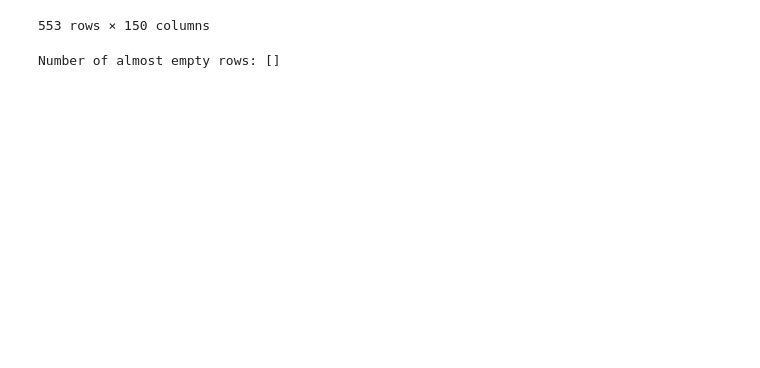
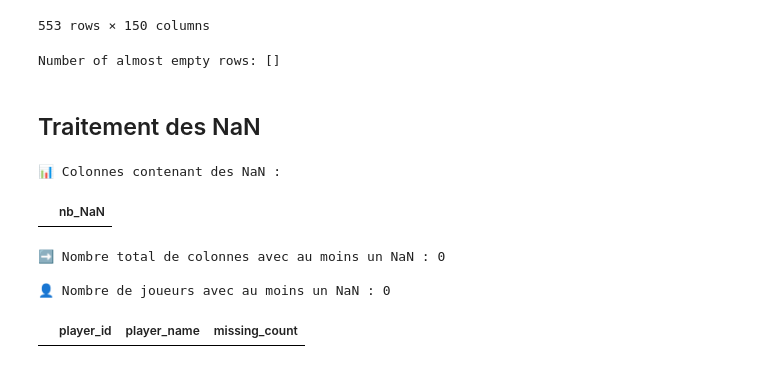
Before and after one commit to DeankoontzG/DataMining_Project, a Jupyter notebook: Data_Cleaning.ipynb, the cells around one changed output. Drawn from its saved outputs; the diff is of its cells as text; code cells hidden in the pictures; blank space fills up the shorter version.

```diff
--- a/Data_Cleaning.ipynb
+++ b/Data_Cleaning.ipynb
@@ -39,10 +42,28 @@ Data loaded successfully from joueurs_ligue1_2024_2025.csv
 # %%
+# ON GARDE LES JOURS AYANT JOUÉ PLUS DE X MINUTES
+
+seuil = 500 #nb de minutes data_clean
+
 col_minutes = 'min'
 data[col_minutes] = pd.to_numeric(data[col_minutes], errors='coerce')
 data_cleaned = data.dropna(subset=[col_minutes])
 
-played_500 = data_cleaned[data_cleaned[col_minutes] > 500]
+data_clean = data_cleaned[data_cleaned[col_minutes] > seuil]
 
-print(f"Number of players with more than 500 minutes played: {played_500.shape[0]}")
+print(f"Number of players with more than {seuil} minutes played: {data_clean.shape[0]}")
+
+# DETECTION DES DOUBLONS
+
+if data_clean.duplicated(subset=["player_id"]).any():
+    n_dupes = data_clean.duplicated(subset=["player_id"]).sum()
+    print(f"{n_dupes} doublons trouvés sur 'player_id'.")
+    data_clean = (
+        data_clean.sort_values(by="min", ascending=False)
+            .drop_duplicates(subset=["player_id"], keep="first")
+    )
+else:
+    print("Aucun doublon détecté sur player_id ✅")
+
+print(f"Number of players with more than {seuil} minutes played & without duplicates: {data_clean.shape[0]}")
 # %% [output]
 Number of players with more than 500 minutes played: 361
@@ -169,0 +162,32 @@ def manual_col_drop(data, cols_to_drop):
+# %% [markdown]
+## Traitement des NaN
+# %%
+# COMPTE DES COLONNES AVEC NaN
+
+nan_by_col = data_clean.isna().sum().sort_values(ascending=False)
+nan_by_col = nan_by_col[nan_by_col > 0]
+
+print("📊 Colonnes contenant des NaN :")
+display(nan_by_col.to_frame("nb_NaN"))
+
+print(f"\n➡️ Nombre total de colonnes avec au moins un NaN : {len(nan_by_col)}")
+
+# COMPTE DES JOUEURS AVEC NaN
+nan_by_player = data_clean.isna().sum(axis=1)
+
+# On crée une vue pour les joueurs qui ont au moins 1 NaN
+players_with_nan = data_clean.loc[nan_by_player > 0, ["player_id", "player_name"]].copy()
+players_with_nan["missing_count"] = nan_by_player[nan_by_player > 0]
+
+print(f"\n👤 Nombre de joueurs avec au moins un NaN : {players_with_nan.shape[0]}")
+display(players_with_nan.sort_values("missing_count", ascending=False).head(10))
+
+# CONCLUSIONS : Gardiens souvent concernés. Dans tous les cas identifiés, signifie que pas de stat => A remplacer par 0
+data_clean = data_clean.fillna(0)
+# %% [output]
+📊 Colonnes contenant des NaN :
+|  | nb_NaN |
+➡️ Nombre total de colonnes avec au moins un NaN : 0
+
+👤 Nombre de joueurs avec au moins un NaN : 0
+|  | player_id | player_name | missing_count |
```
Also changed, not shown: parts of 11 cells of this notebook, 2 other files.
